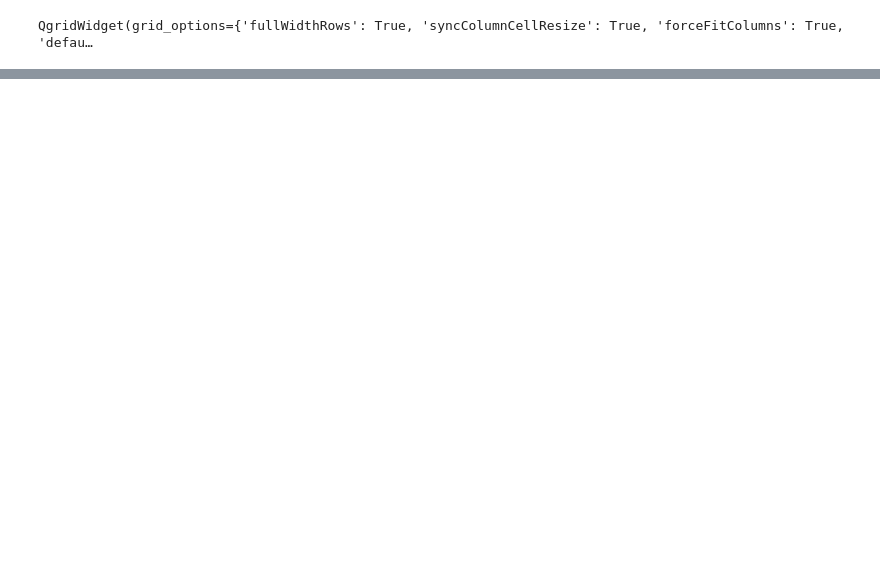
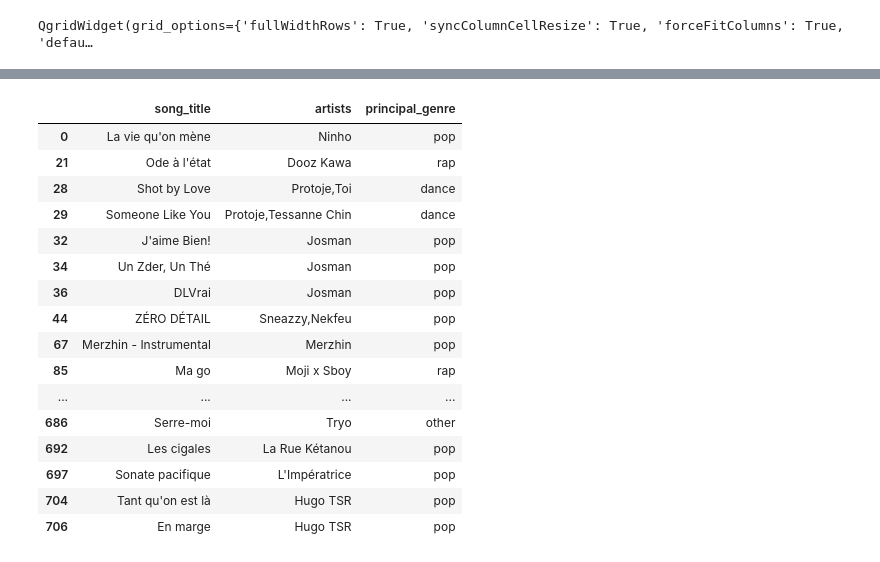
Before and after one commit to GabrieldeBlois/GraphsAndMatching, a Jupyter notebook: src/artous.ipynb, the cells around one changed output, grey strips where cells are left out. Saved outputs shown, nothing was run; the diff lists cells and outputs as text; code cells hidden in the pictures; blank space fills up the shorter version.

Commit message:
artous stuff

```diff
--- a/src/artous.ipynb
+++ b/src/artous.ipynb
@@ -309,0 +310,21 @@ df_artous[["song_title", "artists", "cluster_grouping"]]
+# %%
+playlist0 = df_artous.loc[df_artous['cluster_grouping'] == 0]
+playlist0[["song_title", "artists", "principal_genre"]]
+# %% [output]
+|  | song_title | artists | principal_genre |
+| 0 | La vie qu'on mène | Ninho | pop |
+| 21 | Ode à l'état | Dooz Kawa | rap |
+| 28 | Shot by Love | Protoje,Toi | dance |
+| 29 | Someone Like You | Protoje,Tessanne Chin | dance |
+| 32 | J'aime Bien! | Josman | pop |
+| 34 | Un Zder, Un Thé | Josman | pop |
+| 36 | DLVrai | Josman | pop |
+| 44 | ZÉRO DÉTAIL | Sneazzy,Nekfeu | pop |
+| 67 | Merzhin - Instrumental | Merzhin | pop |
+| 85 | Ma go | Moji x Sboy | rap |
+| ... | ... | ... | ... |
+| 686 | Serre-moi | Tryo | other |
+| 692 | Les cigales | La Rue Kétanou | pop |
+| 697 | Sonate pacifique | L'Impératrice | pop |
+| 704 | Tant qu'on est là | Hugo TSR | pop |
+| 706 | En marge | Hugo TSR | pop |
```
Also changed, not shown: parts of 7 cells of this notebook.
